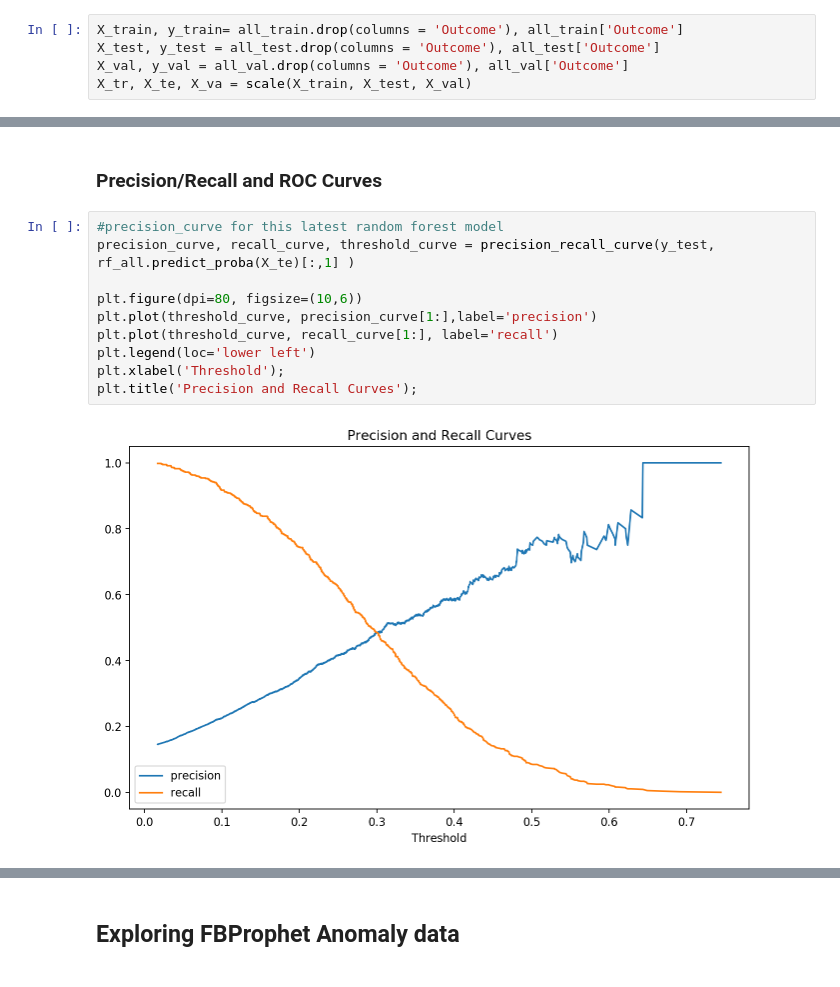
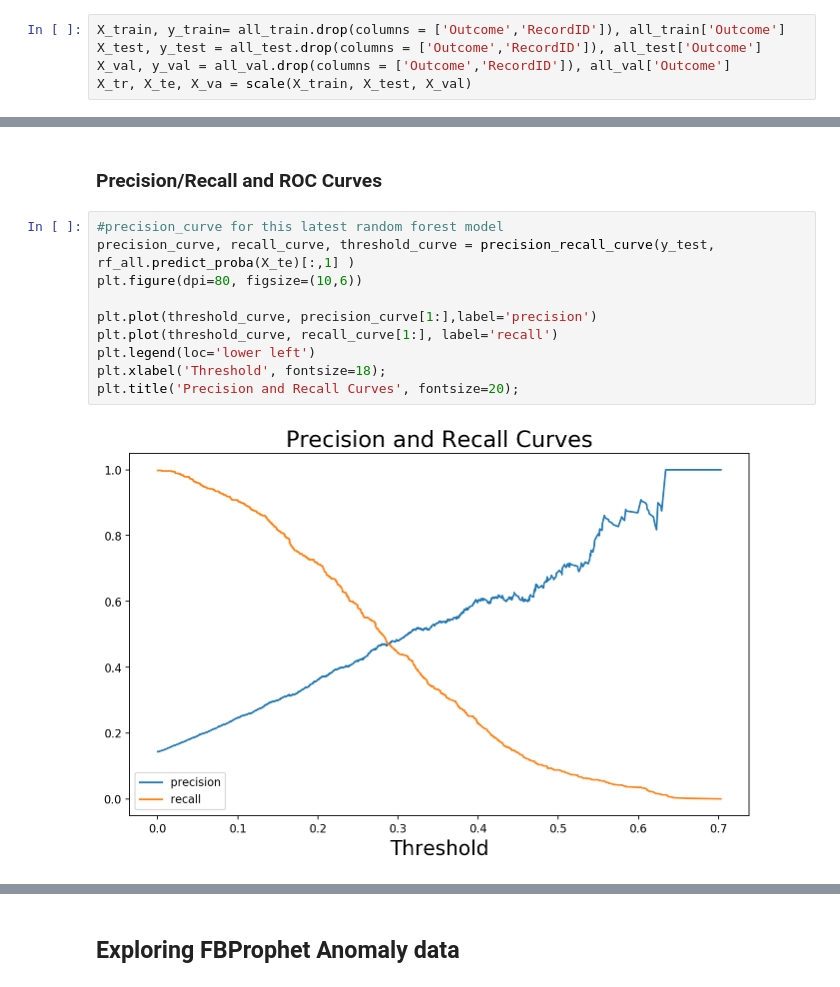
Before and after one commit to NaimahmedNesaragi/Predicting-ICU-Mortality, a Jupyter notebook: ICU Model Data.ipynb, the cells around one changed output, grey strips where cells are left out. Saved outputs shown, nothing was run; the diff lists cells and outputs as text.

```diff
--- a/ICU Model Data.ipynb
+++ b/ICU Model Data.ipynb
@@ -425,9 +455,9 @@ all_test = pickle.load(pickle_in)
 pickle_in = open("all_val.pickle","rb")
 all_val = pickle.load(pickle_in)
 # %%
-X_train, y_train= all_train.drop(columns = 'Outcome'), all_train['Outcome']
-X_test, y_test = all_test.drop(columns = 'Outcome'), all_test['Outcome']
-X_val, y_val = all_val.drop(columns = 'Outcome'), all_val['Outcome']
+X_train, y_train= all_train.drop(columns = ['Outcome','RecordID']), all_train['Outcome']
+X_test, y_test = all_test.drop(columns = ['Outcome','RecordID']), all_test['Outcome']
+X_val, y_val = all_val.drop(columns = ['Outcome','RecordID']), all_val['Outcome']
 X_tr, X_te, X_va = scale(X_train, X_test, X_val)
 # %%
 logit_all = LogisticRegression(solver = 'lbfgs')
@@ -613,14 +668,14 @@ Grid Search is not super helpful with logistic regression. I tried every permuta
 # %%
 #precision_curve for this latest random forest model
 precision_curve, recall_curve, threshold_curve = precision_recall_curve(y_test, rf_all.predict_proba(X_te)[:,1] )
+plt.figure(dpi=80, figsize=(10,6))
 
-plt.figure(dpi=80, figsize=(10,6))
 plt.plot(threshold_curve, precision_curve[1:],label='precision')
 plt.plot(threshold_curve, recall_curve[1:], label='recall')
 plt.legend(loc='lower left')
-plt.xlabel('Threshold');
-plt.title('Precision and Recall Curves');
+plt.xlabel('Threshold', fontsize=18);
+plt.title('Precision and Recall Curves', fontsize=20);
 # %% [output]
-[figure, old version]
+[figure, new version]
 # %%
 plt.figure(dpi=80, figsize=(10,6))
```
Also changed, not shown: parts of 41 cells of this notebook, 6 other files.
